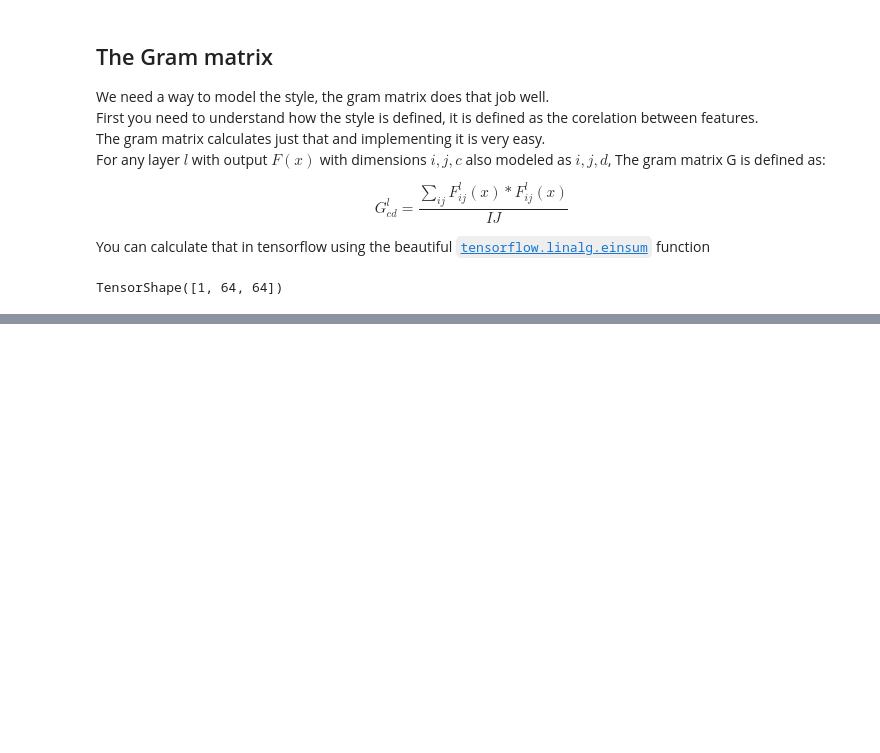
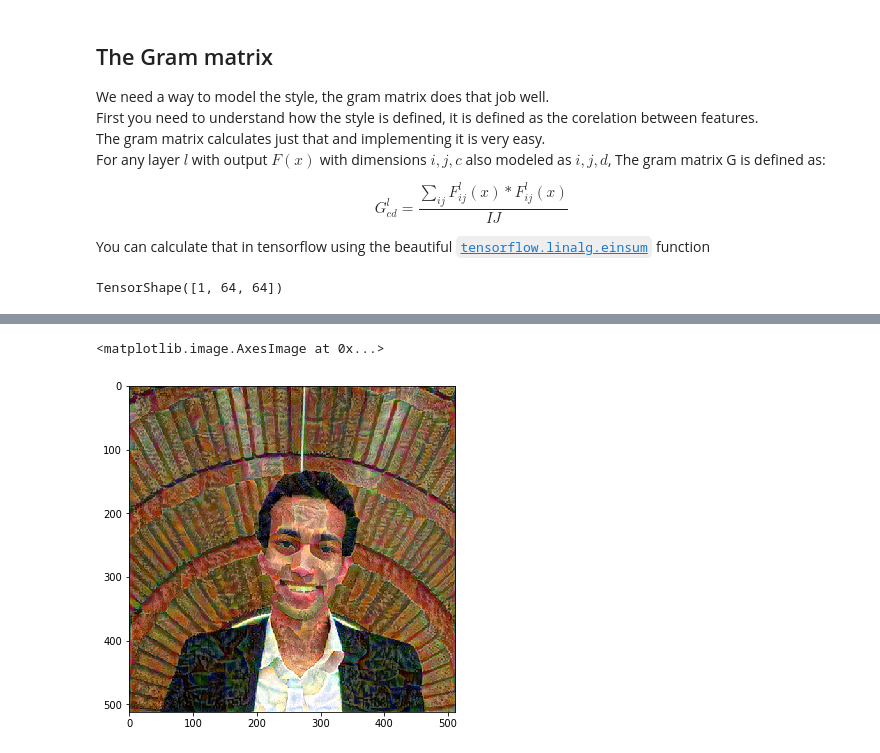
Before and after one commit to mahmoudyusof/neural-style-transfer, a Jupyter notebook: NST Documented.ipynb, the cells around one changed output, grey strips where cells are left out. Saved outputs shown, nothing was run; the diff lists cells and outputs as text; code cells hidden in the pictures; blank space fills up the shorter version.

```diff
--- a/NST Documented.ipynb
+++ b/NST Documented.ipynb
@@ -166,0 +222,5 @@ Let's dive into the next step
+# %%
+# let'd define the variable for which we want to optimize the loss ( O )
+# this is the generated image
+# initially, it has the exact contents of the content image
+image = tf.Variable(content_image)
@@ -166,0 +251,12 @@ Let's dive into the next step
+# %%
+# What we'll get is a tensor having our information.
+# let's write a function that turns it into an image
+def tensor_to_image(tensor):
+    # tensor images are normalized so denormalize them
+    tensor = tensor * 255
+    tensor = np.array(tensor, dtype=np.uint8)
+
+    if np.ndim(tensor)>3:
+        assert tensor.shape[0] == 1
+        tensor = tensor[0]
+    return PIL.Image.fromarray(tensor)
@@ -166,0 +267,7 @@ Let's dive into the next step
+# %%
+out = tensor_to_image(image)
+plt.figure(figsize=(6, 6))
+plt.imshow(out)
+# %% [output]
+<matplotlib.image.AxesImage at 0x...>
+[figure, added]
```
Also changed, not shown: parts of 20 cells of this notebook, 6 other files.
